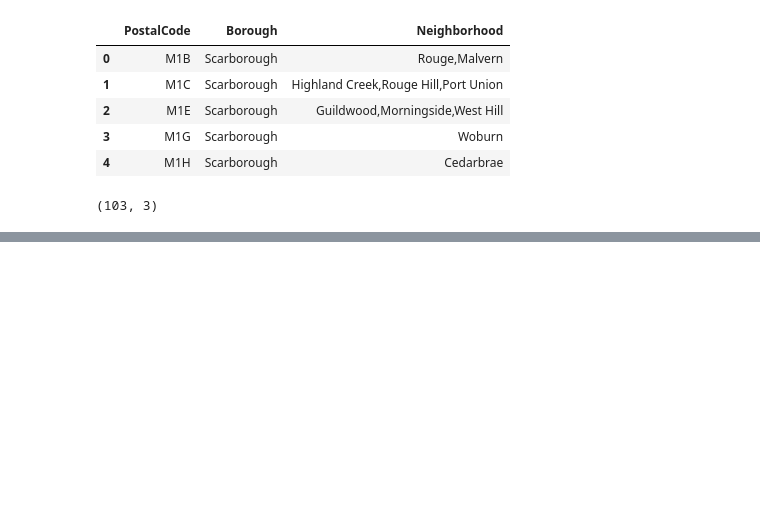
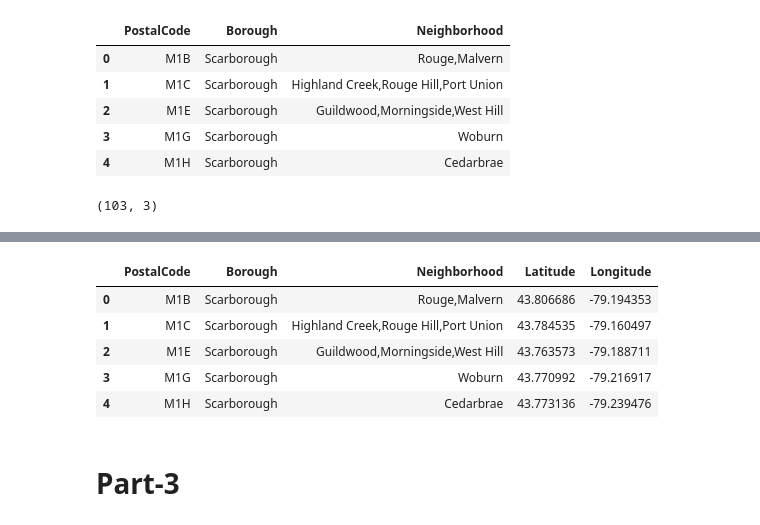
Before and after one commit to abhishek-shrm/Coursera_Capstone, a Jupyter notebook: project1-toronto.ipynb, the cells around one changed output, grey strips where cells are left out. Saved outputs shown, nothing was run; the diff lists cells and outputs as text; code cells hidden in the pictures; blank space fills up the shorter version.

Commit message:
project1 part-2

```diff
--- a/project1-toronto.ipynb
+++ b/project1-toronto.ipynb
@@ -105,0 +121,5 @@ df_grouped.shape
+# %%
+#downloading dataset from link provided in the course
+!wget -O 'toronto_coordinates.csv' https://cocl.us/Geospatial_data
+print('Coordinates downloaded!')
+coors = pd.read_csv('toronto_coordinates.csv')
@@ -105,0 +153,4 @@ df_grouped.shape
+# %%
+#renaming column names
+coors.columns=['PostalCode','Latitude','Longitude']
+coors.head()
@@ -105,0 +164,13 @@ df_grouped.shape
+# %%
+#merging two dataframes into one dataframe
+toronto_df_cord=pd.merge(df_grouped,coors,on='PostalCode')
+toronto_df_cord.head()
+# %% [output]
+|  | PostalCode | Borough | Neighborhood | Latitude | Longitude |
+| 0 | M1B | Scarborough | Rouge,Malvern | 43.806686 | -79.194353 |
+| 1 | M1C | Scarborough | Highland Creek,Rouge Hill,Port Union | 43.784535 | -79.160497 |
+| 2 | M1E | Scarborough | Guildwood,Morningside,West Hill | 43.763573 | -79.188711 |
+| 3 | M1G | Scarborough | Woburn | 43.770992 | -79.216917 |
+| 4 | M1H | Scarborough | Cedarbrae | 43.773136 | -79.239476 |
+# %% [markdown]
+# Part-3
```
Also changed, not shown: parts of 6 cells of this notebook, 1 other file.
